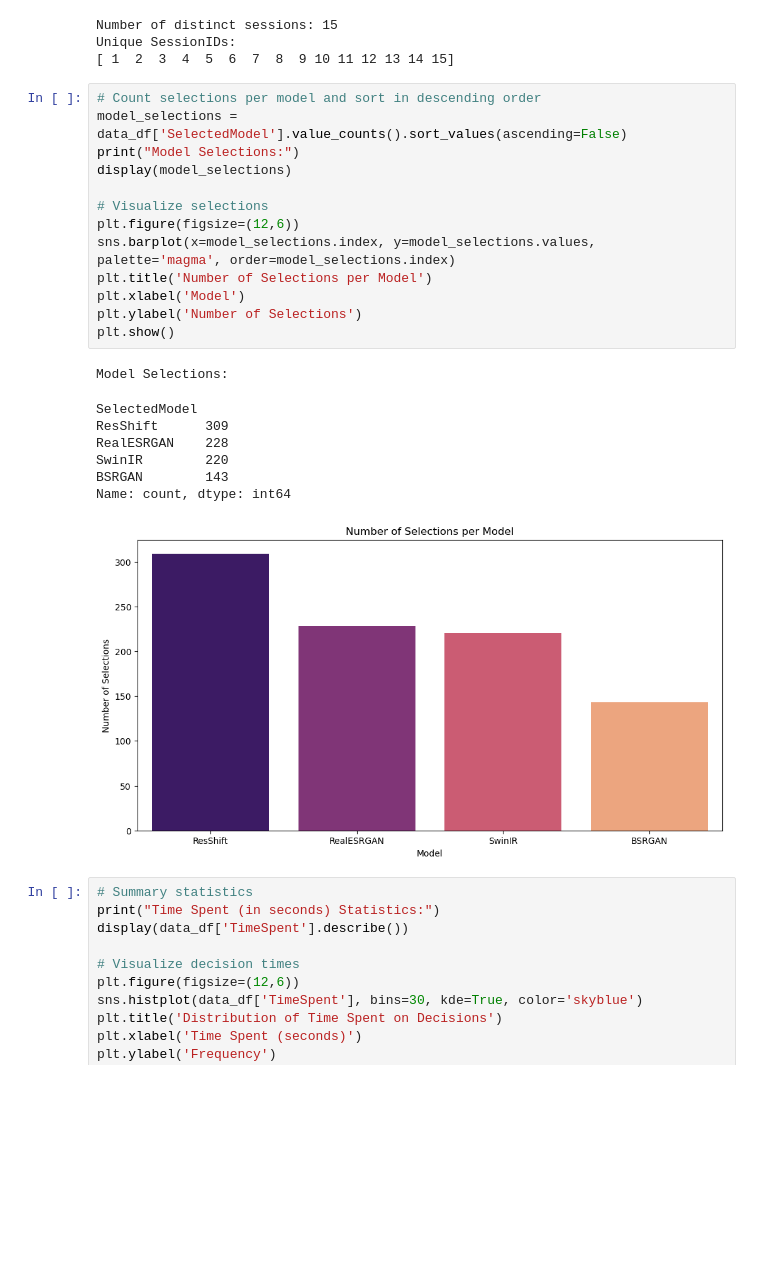
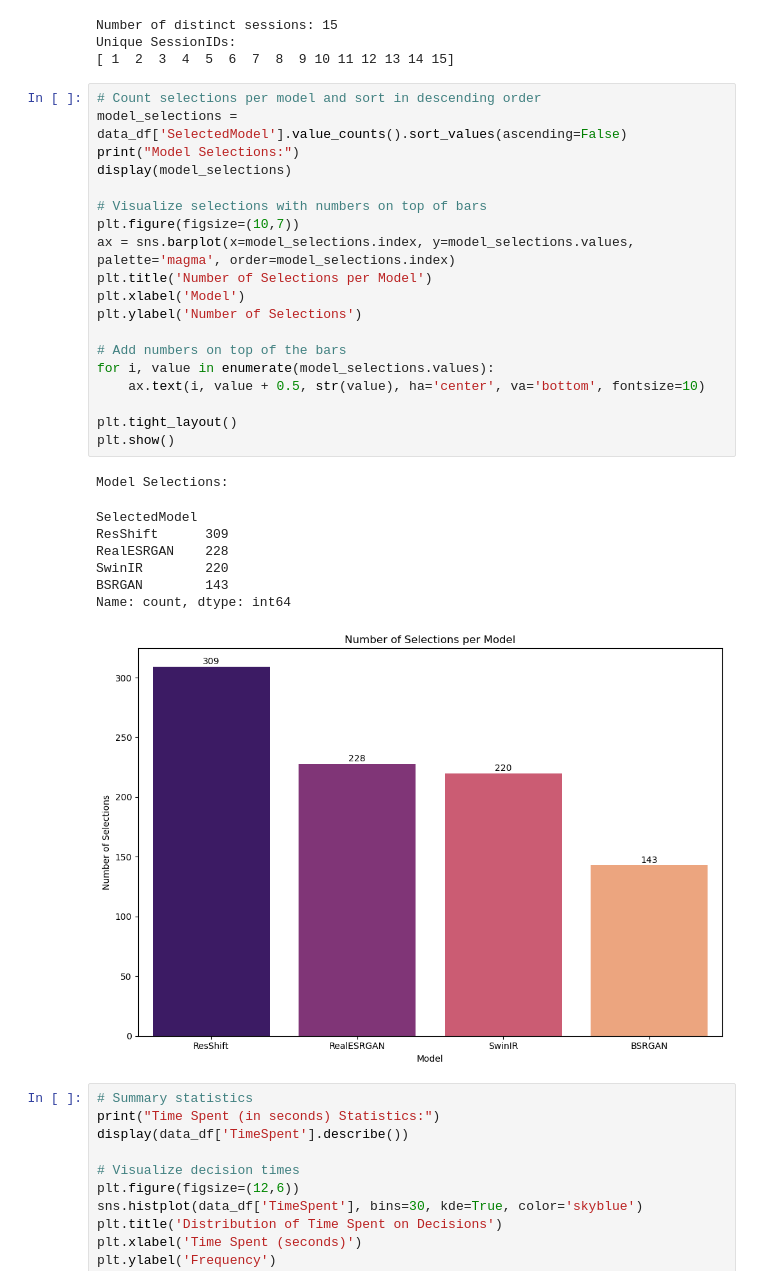
Before and after one commit to hamzafer/super-resolution-color, a Jupyter notebook: visualize_onsite_exp.ipynb, the cells around one changed output. Cells and saved outputs as stored; diff of their text form; blank space fills up the shorter version.

```diff
--- a/visualize_onsite_exp.ipynb
+++ b/visualize_onsite_exp.ipynb
@@ -281,25 +281,31 @@ Unique SessionIDs:
 # %%
 # Count selections per model and sort in descending order
 model_selections = data_df['SelectedModel'].value_counts().sort_values(ascending=False)
 print("Model Selections:")
 display(model_selections)
 
-# Visualize selections
-plt.figure(figsize=(12,6))
-sns.barplot(x=model_selections.index, y=model_selections.values, palette='magma', order=model_selections.index)
+# Visualize selections with numbers on top of bars
+plt.figure(figsize=(10,7))
+ax = sns.barplot(x=model_selections.index, y=model_selections.values, palette='magma', order=model_selections.index)
 plt.title('Number of Selections per Model')
 plt.xlabel('Model')
 plt.ylabel('Number of Selections')
+
+# Add numbers on top of the bars
+for i, value in enumerate(model_selections.values):
+    ax.text(i, value + 0.5, str(value), ha='center', va='bottom', fontsize=10)
+
+plt.tight_layout()
 plt.show()
 # %% [output]
 Model Selections:
 SelectedModel
 ResShift      309
 RealESRGAN    228
 SwinIR        220
 BSRGAN        143
 Name: count, dtype: int64
-[figure, old version]
+[figure, new version]
 # %%
 # Summary statistics
 print("Time Spent (in seconds) Statistics:")
```
Also changed, not shown: parts of 2 cells of this notebook, 6 other files.
